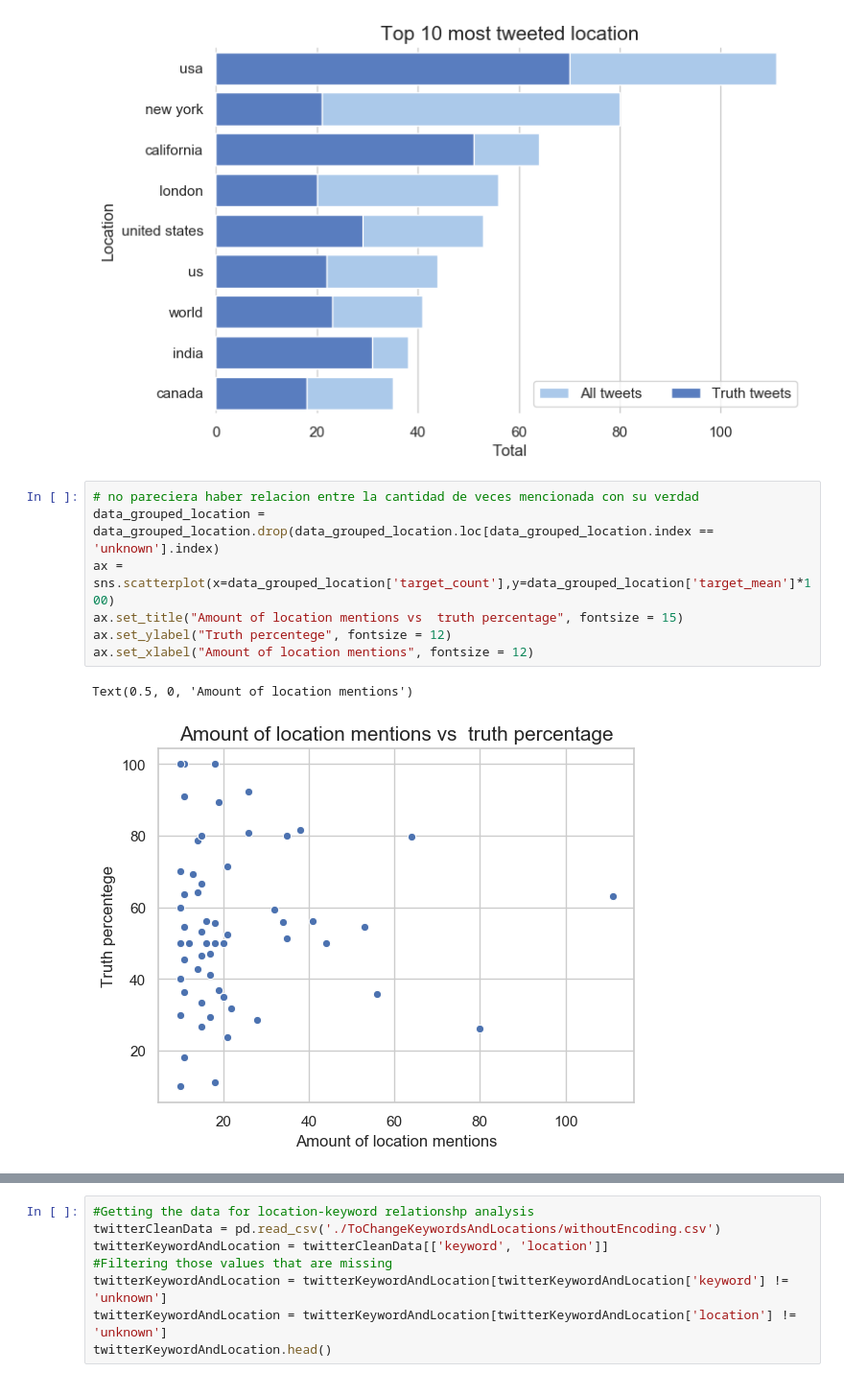
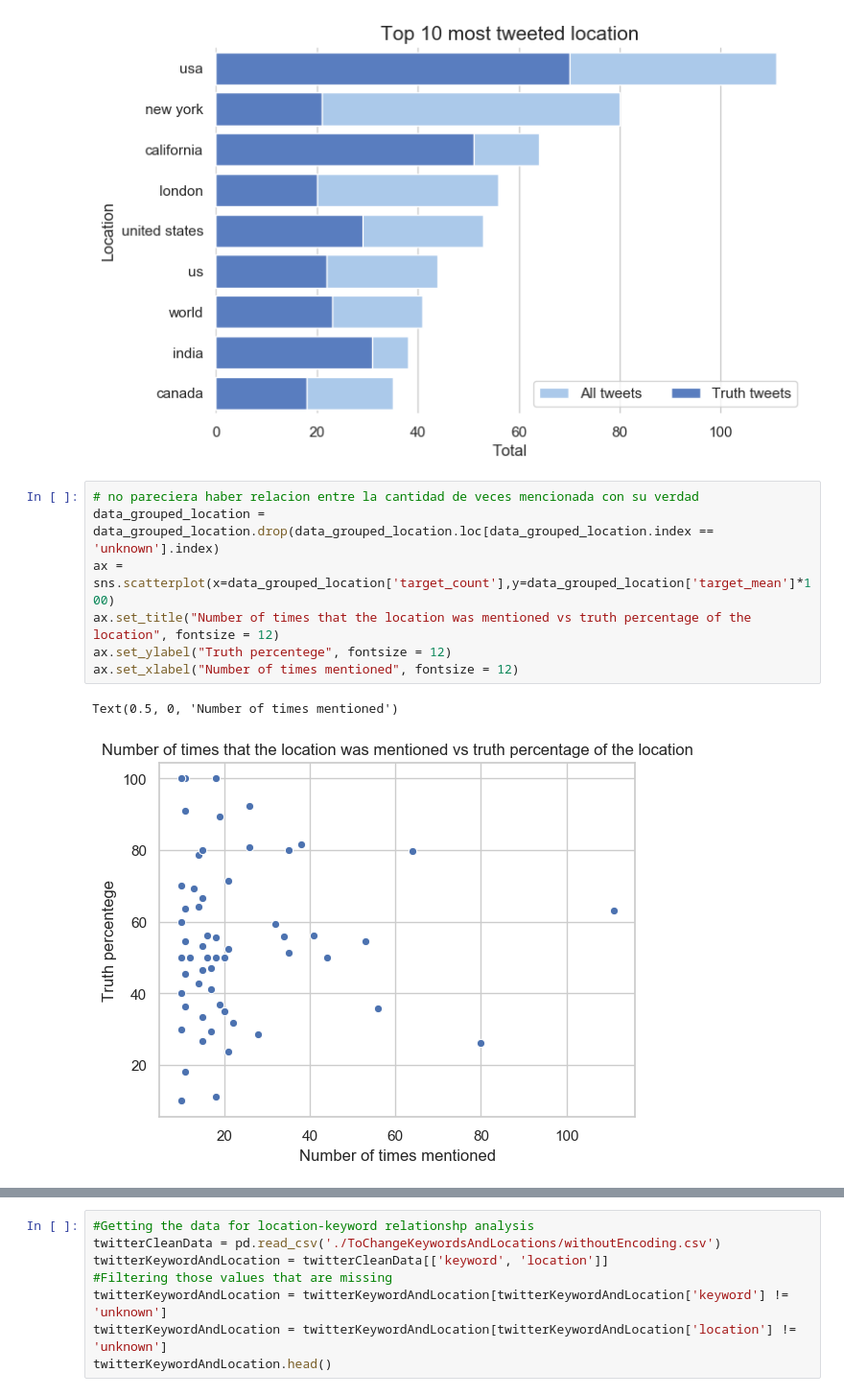
Before and after one commit to d-bizari/Organizacion-de-datos, a Jupyter notebook: TP1.ipynb, the cells around one changed output, grey strips where cells are left out. Shown at 96% size. Saved outputs shown, nothing was run; the diff lists cells and outputs as text.

```diff
--- a/TP1.ipynb
+++ b/TP1.ipynb
@@ -118,13 +139,13 @@ sns.despine(left=True, bottom=True)
 # %%
 # no pareciera haber relacion entre la cantidad de veces mencionada con su verdad
 data_grouped_location = data_grouped_location.drop(data_grouped_location.loc[data_grouped_location.index == 'unknown'].index)
 ax = sns.scatterplot(x=data_grouped_location['target_count'],y=data_grouped_location['target_mean']*100)
-ax.set_title("Amount of location mentions vs  truth percentage", fontsize = 15)
+ax.set_title("Number of times that the location was mentioned vs truth percentage of the location", fontsize = 12)
 ax.set_ylabel("Truth percentege", fontsize = 12)
-ax.set_xlabel("Amount of location mentions", fontsize = 12)
+ax.set_xlabel("Number of times mentioned", fontsize = 12)
 # %% [output]
-Text(0.5, 0, 'Amount of location mentions')
+Text(0.5, 0, 'Number of times mentioned')
-[figure, old version]
+[figure, new version]
 # %%
 # distribucion de locations verdaderas vs distribucion de location falsas
 ax = sns.distplot(data_grouped_location['target_sum'],bins=50,hist=True,label="True tweets") #tweets verdaderos por location
```
Also changed, not shown: parts of 4 cells of this notebook.
